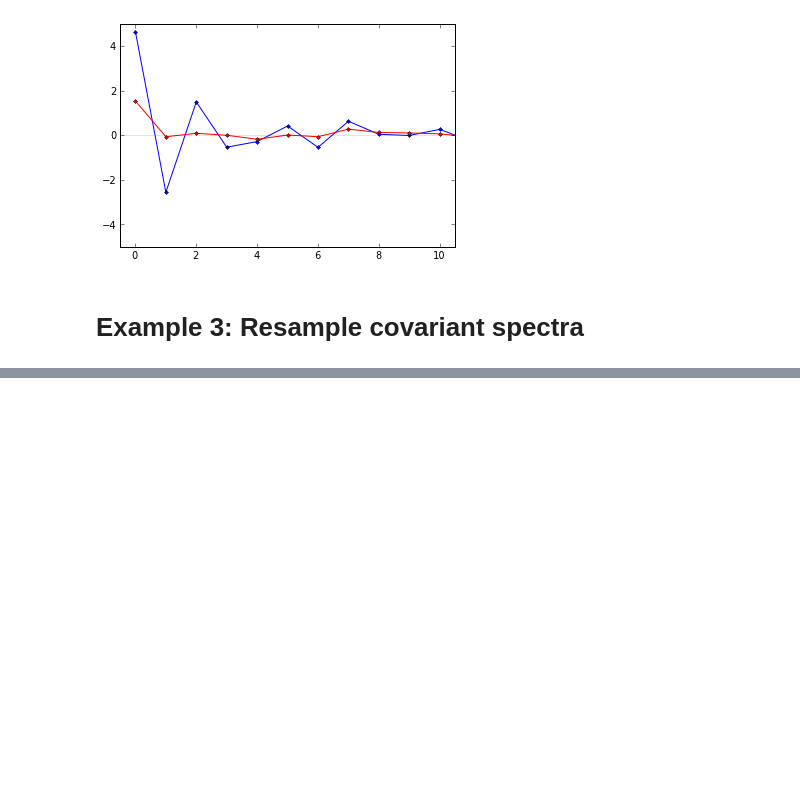
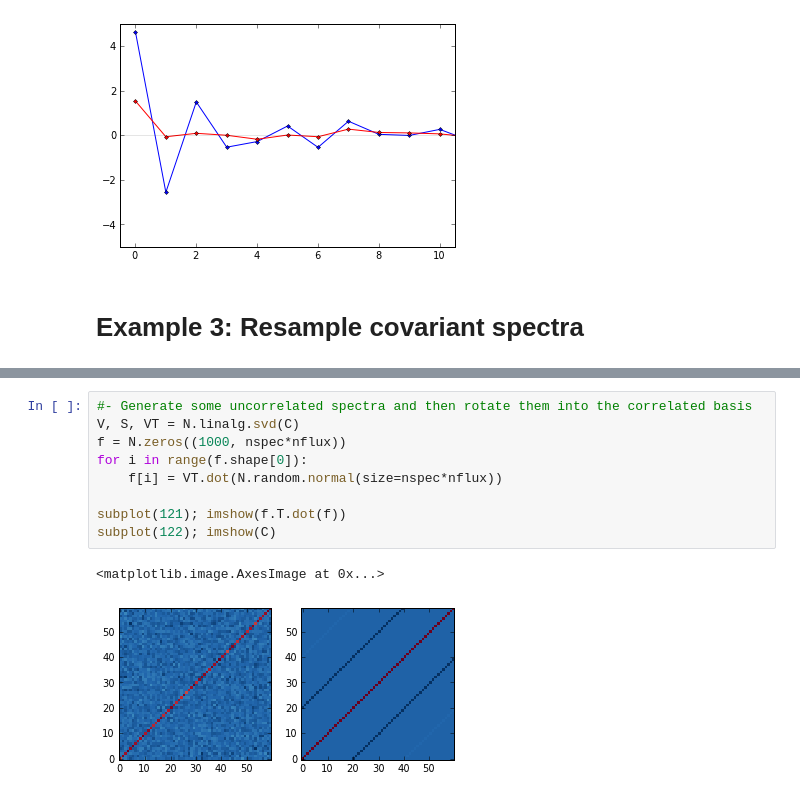
Before and after one commit to sbailey/resample-spectra, a Jupyter notebook: py/TestResample.ipynb, the cells around one changed output, grey strips where cells are left out. Saved outputs shown, nothing was run; the diff lists cells and outputs as text; blank space fills up the shorter version.

```diff
--- a/py/TestResample.ipynb
+++ b/py/TestResample.ipynb
@@ -455,0 +323,12 @@ subplot(122); imshow(Ct, vmin=-0.1, vmax=1.0)
+# %%
+#- Generate some uncorrelated spectra and then rotate them into the correlated basis
+V, S, VT = N.linalg.svd(C)
+f = N.zeros((1000, nspec*nflux))
+for i in range(f.shape[0]):
+    f[i] = VT.dot(N.random.normal(size=nspec*nflux))
+
+subplot(121); imshow(f.T.dot(f))
+subplot(122); imshow(C)
+# %% [output]
+<matplotlib.image.AxesImage at 0x...>
+[figure, added]
```
Also changed, not shown: parts of 10 cells of this notebook.
